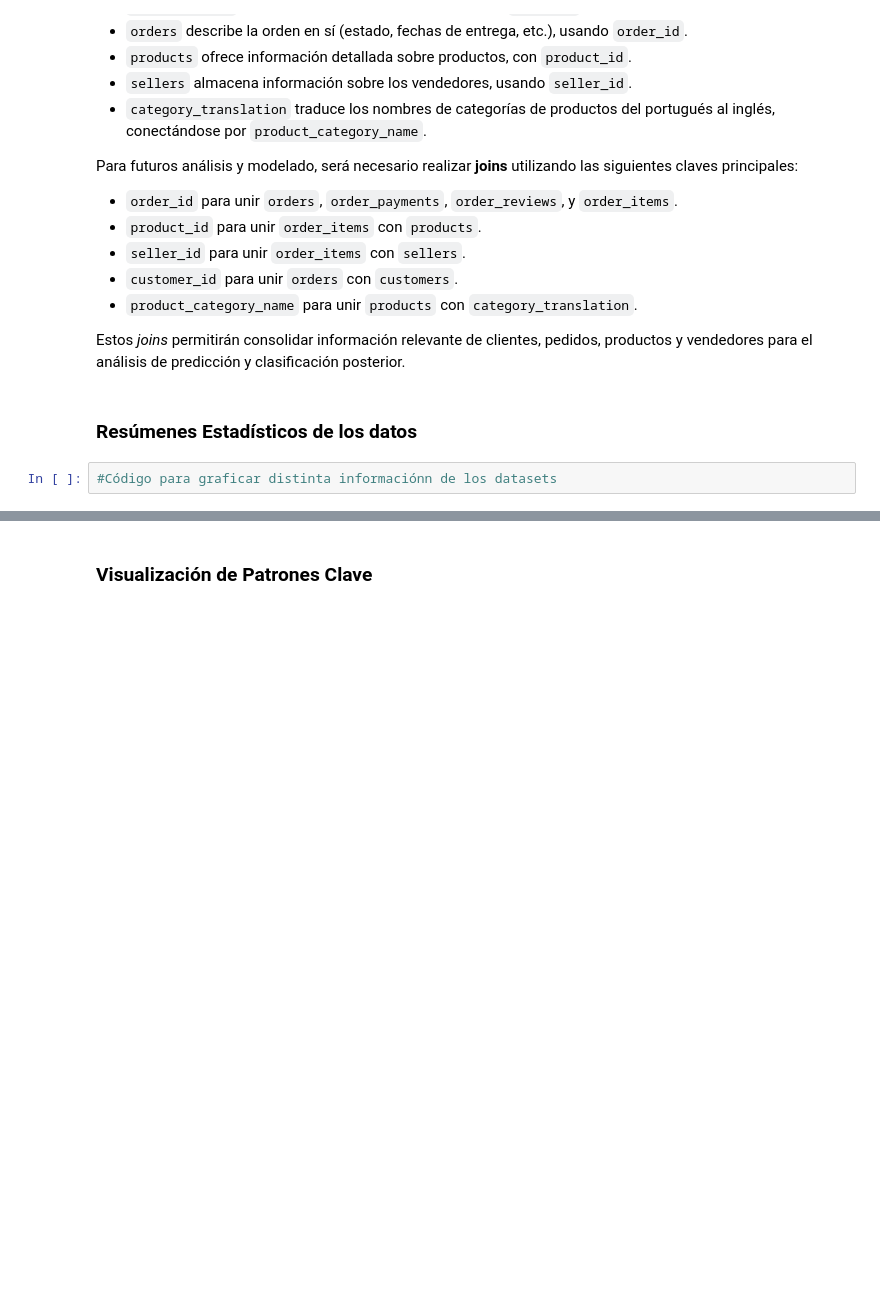
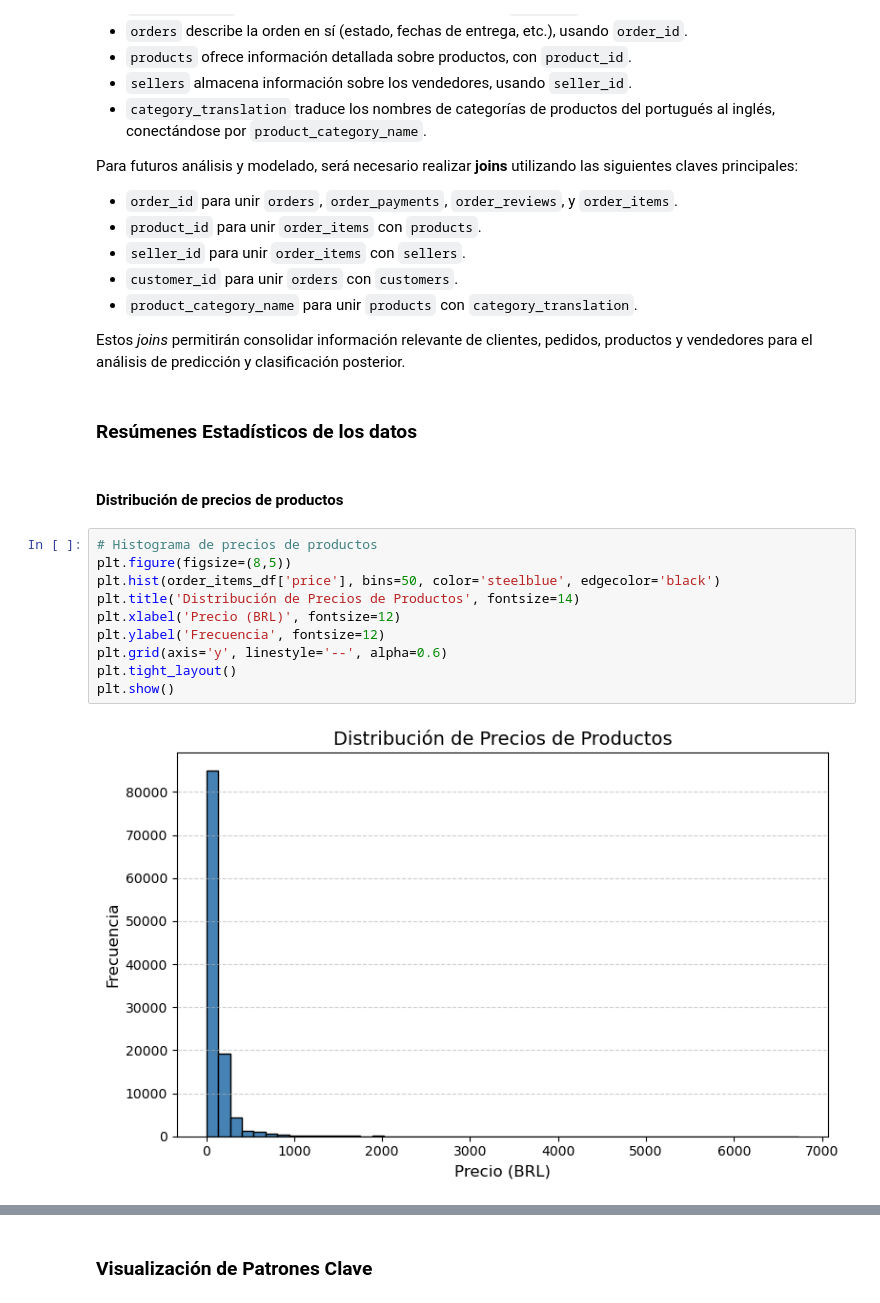
Before and after one commit to paulabaal12/PROY3-DM, a Jupyter notebook: main.ipynb, the cells around one changed output, grey strips where cells are left out. Drawn from its saved outputs; the diff is of its cells as text; blank space fills up the shorter version.

Commit message:
resúmenes estadísticos y visualización de patrones

```diff
--- a/main.ipynb
+++ b/main.ipynb
@@ -136,5 +218,17 @@ Para futuros análisis y modelado, será necesario realizar **joins** utilizando
 Estos *joins* permitirán consolidar información relevante de clientes, pedidos, productos y vendedores para el análisis de predicción y clasificación posterior.
 # %% [markdown]
 ### Resúmenes Estadísticos de los datos
-# %%
-#Código para graficar distinta informaciónn de los datasets
+# %% [markdown]
+#### **Distribución de precios de productos**
+# %%
+# Histograma de precios de productos
+plt.figure(figsize=(8,5))
+plt.hist(order_items_df['price'], bins=50, color='steelblue', edgecolor='black')
+plt.title('Distribución de Precios de Productos', fontsize=14)
+plt.xlabel('Precio (BRL)', fontsize=12)
+plt.ylabel('Frecuencia', fontsize=12)
+plt.grid(axis='y', linestyle='--', alpha=0.6)
+plt.tight_layout()
+plt.show()
+# %% [output]
+[figure, added]
```
Also changed, not shown: parts of 16 cells of this notebook.
